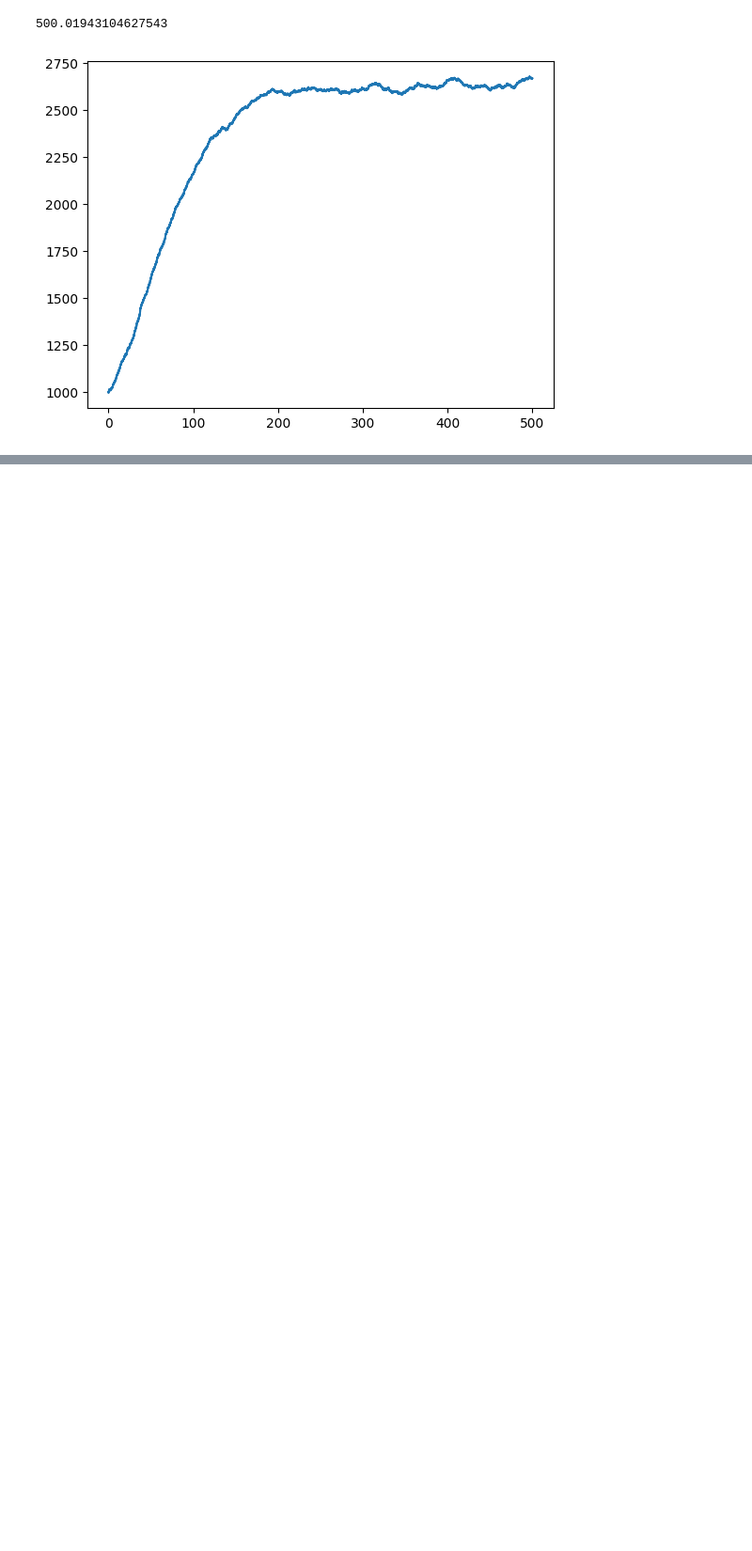
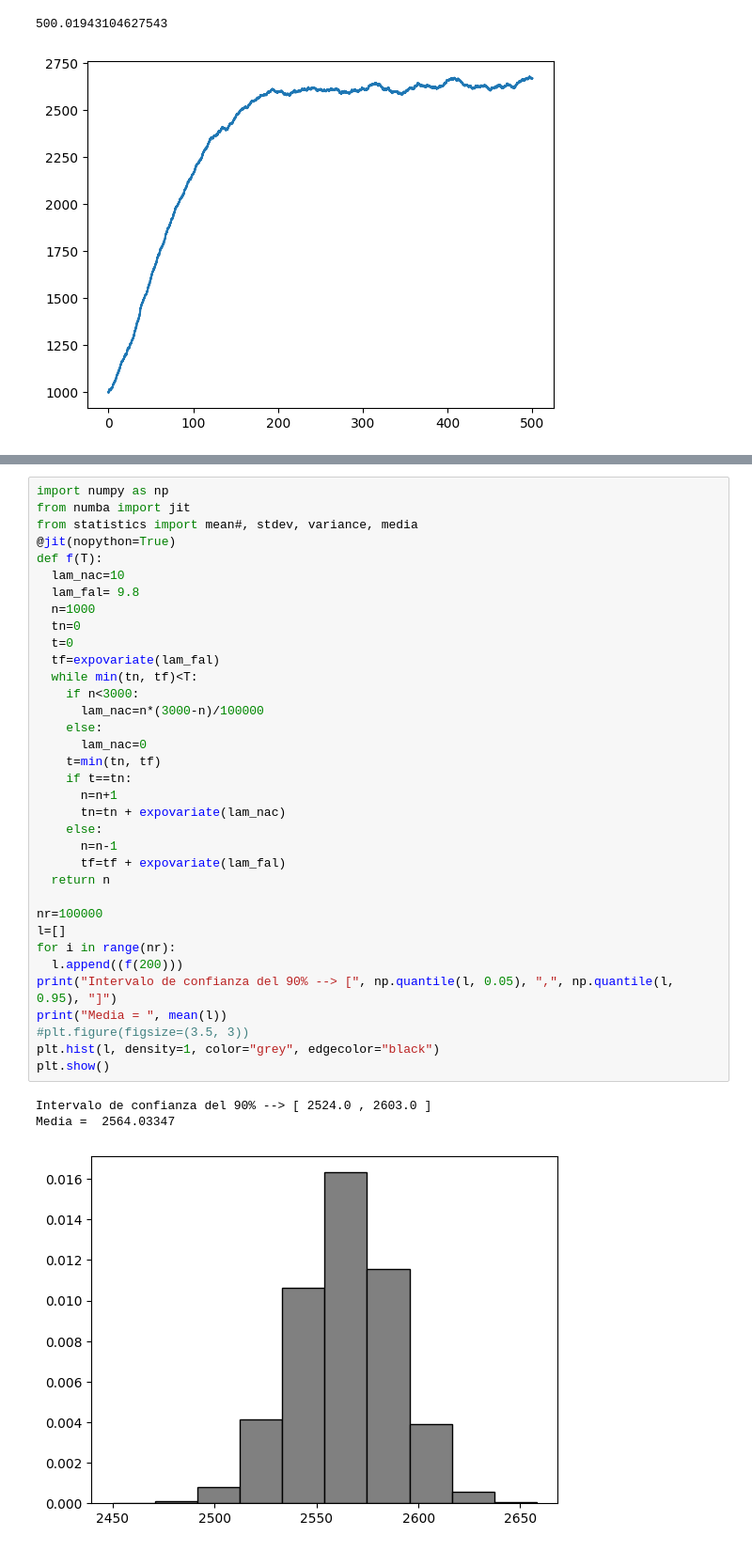
Before and after one commit to Jair-RM/Simulacion-I-Figols, a Jupyter notebook: Ejercicio_04_Nov_(poblacion).ipynb, the cells around one changed output, grey strips where cells are left out. Shown at 94% size. Drawn from its saved outputs; the diff is of its cells as text; blank space fills up the shorter version.

```diff
--- a/Ejercicio_04_Nov_(poblacion).ipynb
+++ b/Ejercicio_04_Nov_(poblacion).ipynb
@@ -61,0 +176,39 @@ plt.show()
+# %%
+import numpy as np
+from numba import jit
+from statistics import mean#, stdev, variance, media
+@jit(nopython=True)
+def f(T):
+  lam_nac=10
+  lam_fal= 9.8
+  n=1000
+  tn=0
+  t=0
+  tf=expovariate(lam_fal)
+  while min(tn, tf)<T:
+    if n<3000:
+      lam_nac=n*(3000-n)/100000
+    else:
+      lam_nac=0
+    t=min(tn, tf)
+    if t==tn:
+      n=n+1
+      tn=tn + expovariate(lam_nac)
+    else:
+      n=n-1
+      tf=tf + expovariate(lam_fal)
+  return n
+
+nr=100000
+l=[]
+for i in range(nr):
+  l.append((f(200)))
+print("Intervalo de confianza del 90% --> [", np.quantile(l, 0.05), ",", np.quantile(l, 0.95), "]")
+print("Media = ", mean(l))
+#plt.figure(figsize=(3.5, 3))
+plt.hist(l, density=1, color="grey", edgecolor="black")
+plt.show()
+# %% [output]
+Intervalo de confianza del 90% --> [ 2524.0 , 2603.0 ]
+Media =  2564.03347
+[figure, added]
```
Also changed, not shown: parts of 6 cells of this notebook.
